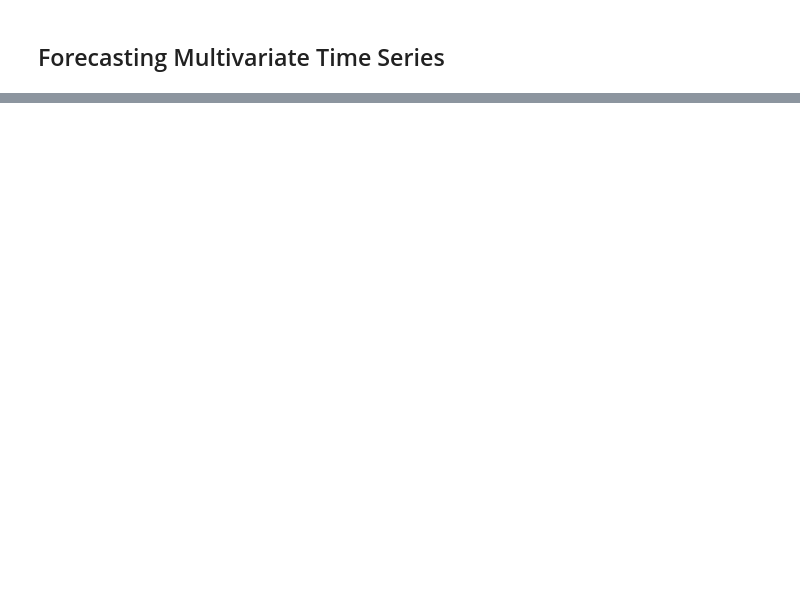
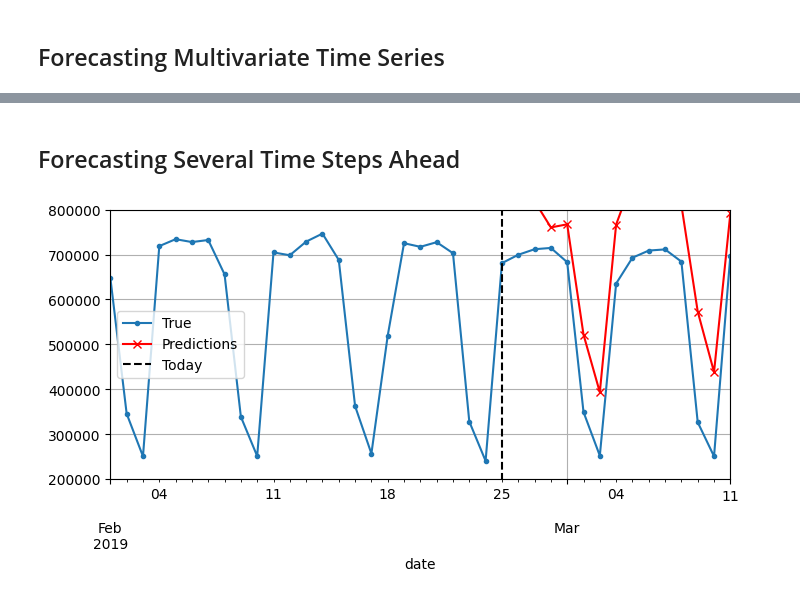
Before and after one commit to HogRed/Modeling, a Jupyter notebook: Time_Series.ipynb, the cells around one changed output, grey strips where cells are left out. Saved outputs shown, nothing was run; the diff lists cells and outputs as text; code cells hidden in the pictures; blank space fills up the shorter version.

Commit message:
Added multivariate forecasting with RNN.

```diff
--- a/Time_Series.ipynb
+++ b/Time_Series.ipynb
@@ -593,0 +667,2 @@ Epoch 100/100, train loss: 0.0024, train metric: 0.0385, valid metric: 0.0311
+# %% [markdown]
+## Forecasting Several Time Steps Ahead
@@ -593,0 +686,39 @@ Epoch 100/100, train loss: 0.0024, train metric: 0.0385, valid metric: 0.0311
+# %%
+## forecast for 14 time steps (56 input then + 14 afterwards)
+n_steps = 14
+
+univar_model.eval()
+
+with torch.no_grad():
+  X = rail_valid[:window_length].unsqueeze(dim=0).to(device) # add batch axis of 1
+  for step_ahead in range(n_steps):
+    y_pred_one = univar_model(X) # get pred
+    # add batch dim of one again, then concat to X
+    X = torch.cat([X, y_pred_one.unsqueeze(dim=0)], dim = 1)
+  # go from 14 steps from the end to the end of the tensor
+  Y_pred = X[0, -n_steps:, 0]
+# %%
+## create plot of ture vals, preds, and "today"
+## move to CPU, de-scale, and set the index vals for the series
+Y_pred_s = pd.Series(Y_pred.cpu() * 1e6,
+                     index=pd.date_range("2019-02-26", "2019-03-11"))
+
+# create fig & ax
+fig, ax = plt.subplots(figsize=(8, 3.5))
+
+# subset df and plot true vals
+df["2019-02-01":"2019-03-11"]["rail"].plot(label="True", marker=".", ax=ax)
+
+# plot predictions
+Y_pred_s.plot(label="Predictions", grid=True, marker="x", color="r", ax=ax)
+
+# plot on the day before forecasts start / "today"
+ax.vlines("2019-02-25", 0, 1e6, color="k", linestyle="--", label="Today")
+
+# y axis limit and legend
+ax.set_ylim([200_000, 800_000])
+plt.legend(loc="center left")
+
+plt.show();
+# %% [output]
+[figure, added]
```
Also changed, not shown: parts of 17 cells of this notebook.
